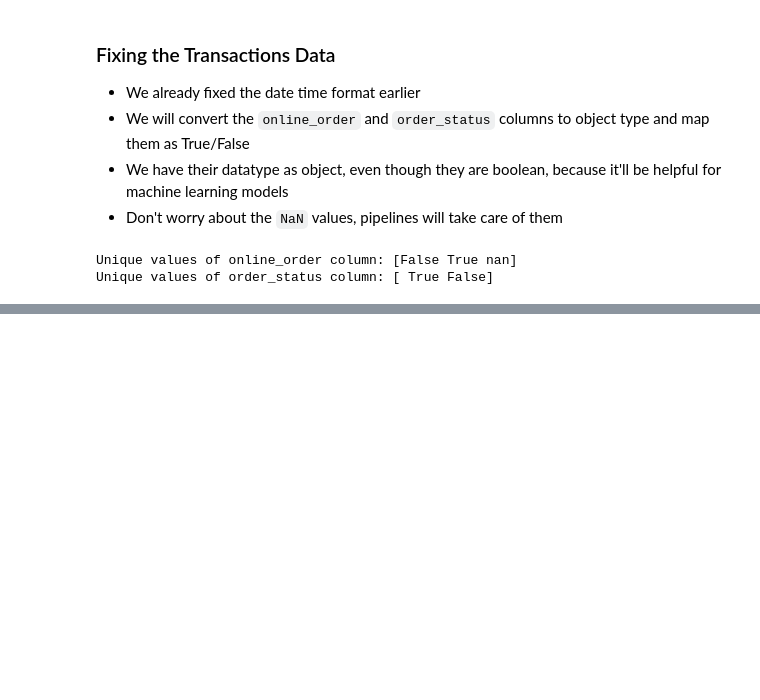
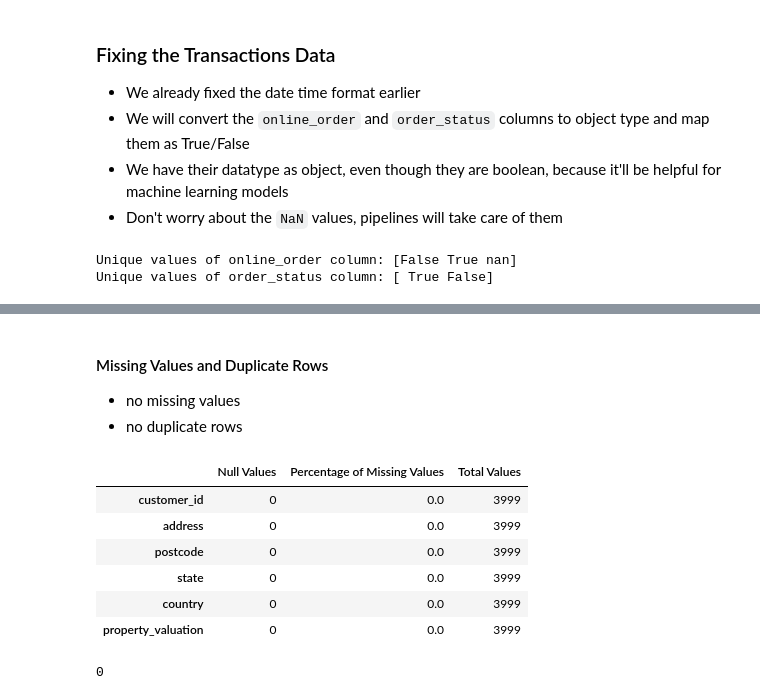
Before and after one commit to notcostheta/internship-speedrun, a Jupyter notebook: kpmg/task-master.ipynb, the cells around one changed output, grey strips where cells are left out. Saved outputs shown, nothing was run; the diff lists cells and outputs as text; code cells hidden in the pictures; blank space fills up the shorter version.

```diff
--- a/kpmg/task-master.ipynb
+++ b/kpmg/task-master.ipynb
@@ -249,0 +449,19 @@ Unique values of order_status column: [ True False]
+# %% [markdown]
+#### Missing Values and Duplicate Rows
+- no missing values
+- no duplicate rows
+# %%
+analyze_null_values(CustomerAddress)
+# %% [output]
+|  | Null Values | Percentage of Missing Values | Total Values |
+| customer_id | 0 | 0.0 | 3999 |
+| address | 0 | 0.0 | 3999 |
+| postcode | 0 | 0.0 | 3999 |
+| state | 0 | 0.0 | 3999 |
+| country | 0 | 0.0 | 3999 |
+| property_valuation | 0 | 0.0 | 3999 |
+# %%
+# Print the number of duplicated rows
+CustomerAddress.duplicated().sum()
+# %% [output]
+0
```
Also changed, not shown: parts of 23 cells of this notebook.
